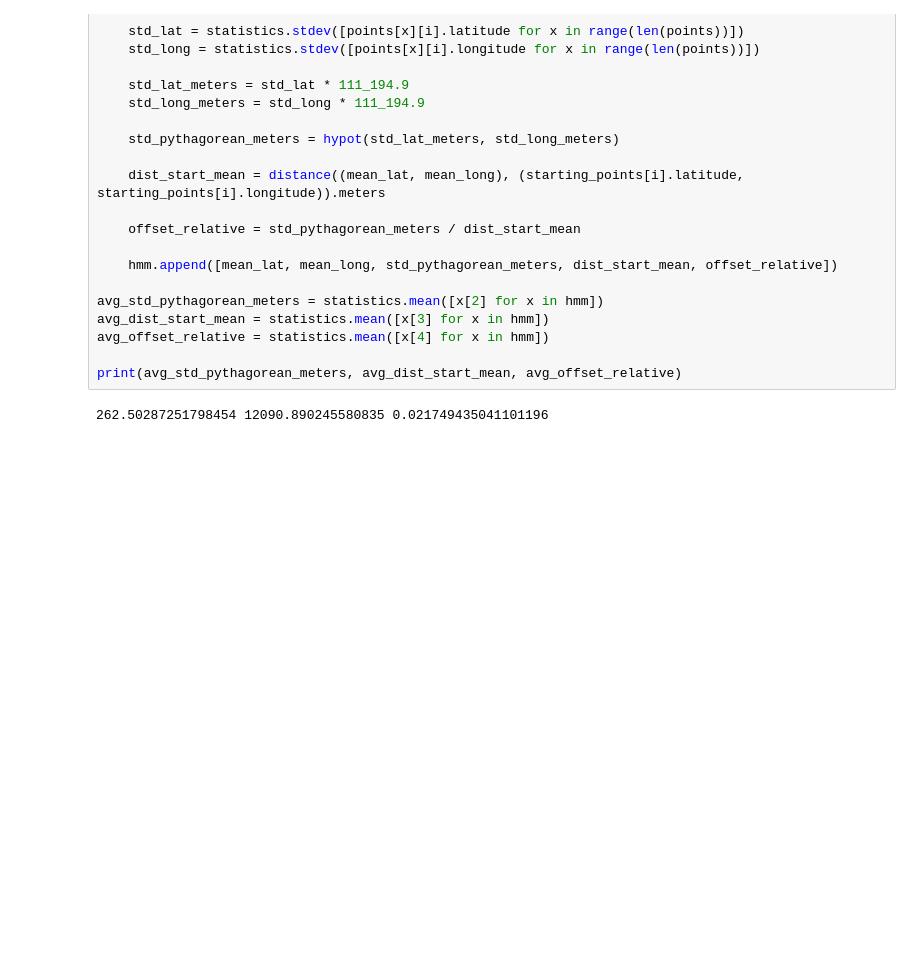
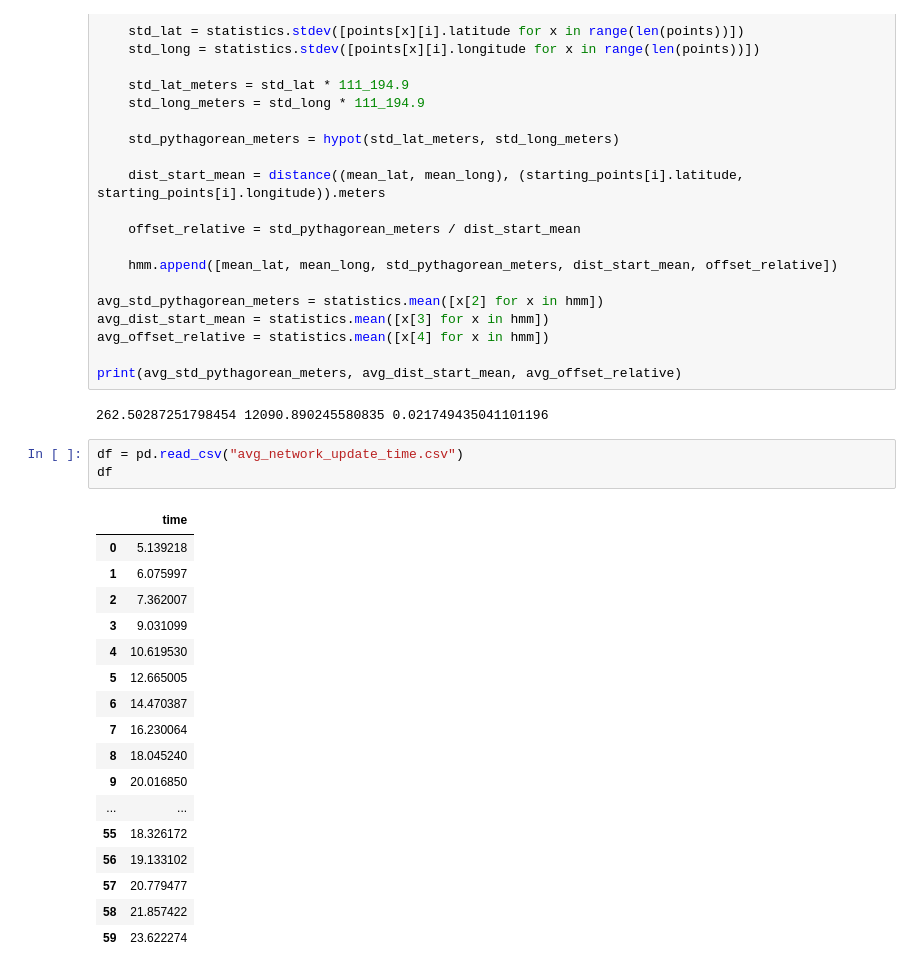
Before and after one commit to jan-be/skybed, a Jupyter notebook: evaluation/evaluation_graphs.ipynb, the cells around one changed output. Cells and saved outputs as stored; diff of their text form; blank space fills up the shorter version.

```diff
--- a/evaluation_graphs.ipynb
+++ b/evaluation/evaluation_graphs.ipynb
@@ -167,3 +167,24 @@ avg_offset_relative = statistics.mean([x[4] for x in hmm])
 print(avg_std_pythagorean_meters, avg_dist_start_mean, avg_offset_relative)
 # %% [output]
 262.50287251798454 12090.890245580835 0.021749435041101196
+# %%
+df = pd.read_csv("avg_network_update_time.csv")
+df
+# %% [output]
+|  | time |
+| 0 | 5.139218 |
+| 1 | 6.075997 |
+| 2 | 7.362007 |
+| 3 | 9.031099 |
+| 4 | 10.619530 |
+| 5 | 12.665005 |
+| 6 | 14.470387 |
+| 7 | 16.230064 |
+| 8 | 18.045240 |
+| 9 | 20.016850 |
+| ... | ... |
+| 55 | 18.326172 |
+| 56 | 19.133102 |
+| 57 | 20.779477 |
+| 58 | 21.857422 |
+| 59 | 23.622274 |
```
Also changed, not shown: parts of 2 cells of this notebook, 5 other files.
